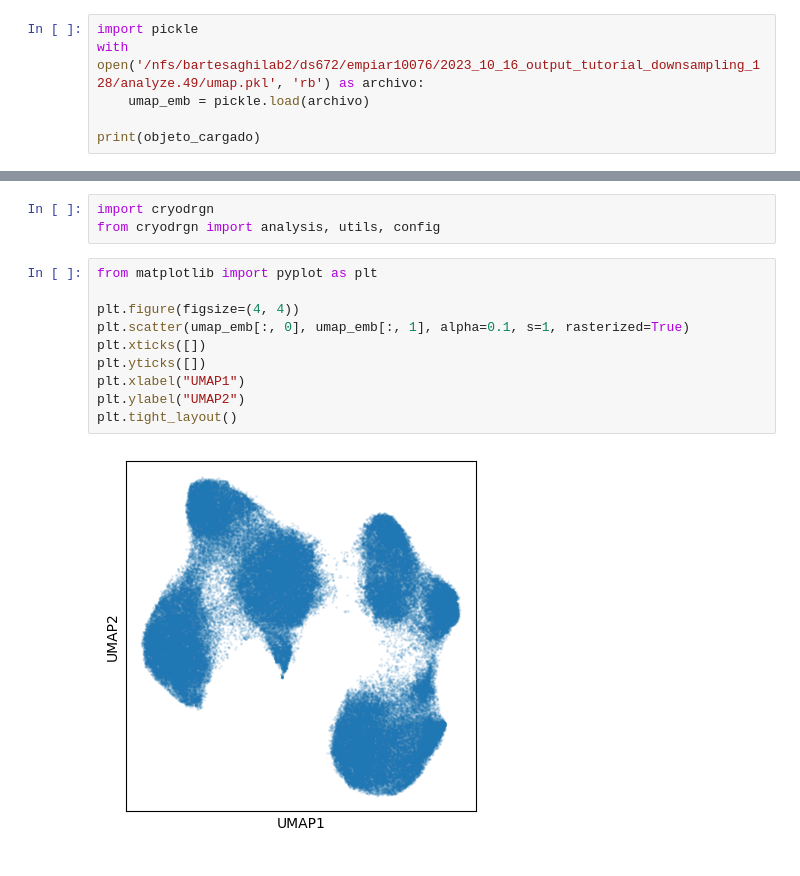
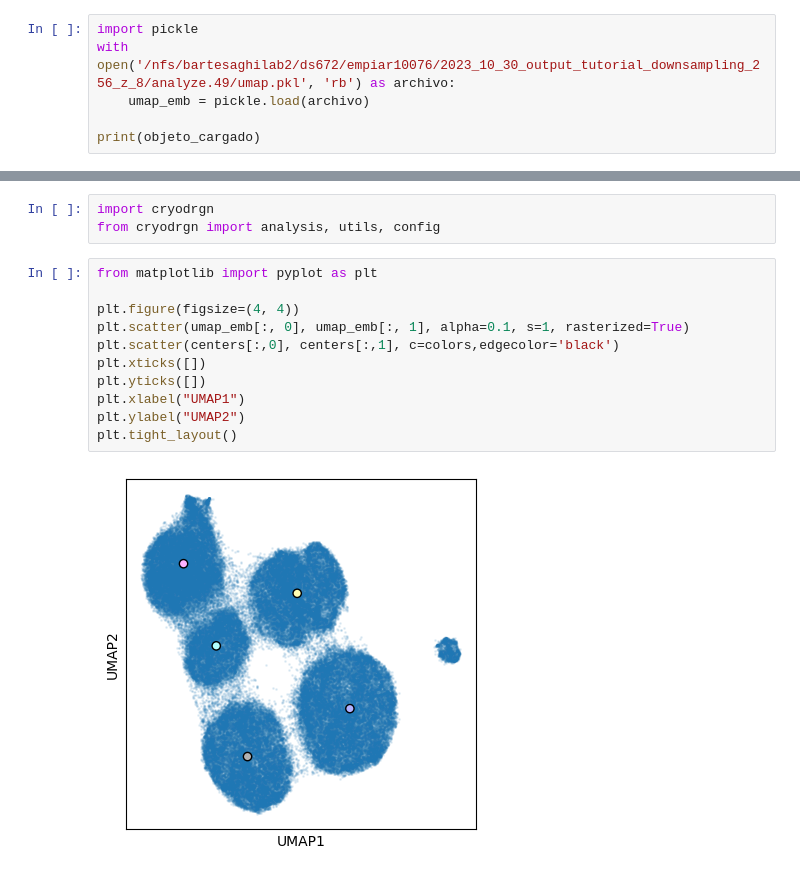
Before and after one commit to DiegoSC13/master, a Jupyter notebook: aux_functions/pruebas.ipynb, the cells around one changed output, grey strips where cells are left out. Cells and saved outputs as stored; diff of their text form.

Commit message:
Add notebook to visualize .pkl and .cs files

```diff
--- a/aux_functions/pruebas.ipynb
+++ b/aux_functions/pruebas.ipynb
@@ -87,7 +87,7 @@ print(matriz.shape[0]*matriz.shape[1] - np.count_nonzero(matriz))
 12462
 # %%
 import pickle
-with open('/nfs/bartesaghilab2/ds672/empiar10076/2023_10_16_output_tutorial_downsampling_128/analyze.49/umap.pkl', 'rb') as archivo:
+with open('/nfs/bartesaghilab2/ds672/empiar10076/2023_10_30_output_tutorial_downsampling_256_z_8/analyze.49/umap.pkl', 'rb') as archivo:
     umap_emb = pickle.load(archivo)
 
 print(objeto_cargado)
@@ -105,13 +105,14 @@ from cryodrgn import analysis, utils, config
 # %%
 from matplotlib import pyplot as plt
 
 plt.figure(figsize=(4, 4))
 plt.scatter(umap_emb[:, 0], umap_emb[:, 1], alpha=0.1, s=1, rasterized=True)
+plt.scatter(centers[:,0], centers[:,1], c=colors,edgecolor='black')
 plt.xticks([])
 plt.yticks([])
 plt.xlabel("UMAP1")
 plt.ylabel("UMAP2")
 plt.tight_layout()
 # %% [output]
-[figure, old version]
+[figure, new version]
 # %%
```
Also changed, not shown: parts of 4 cells of this notebook, 3 other files.
